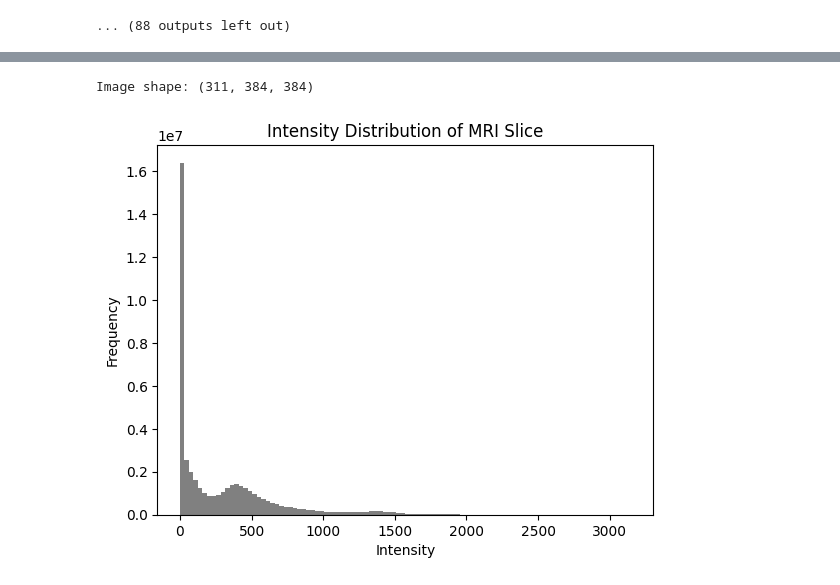
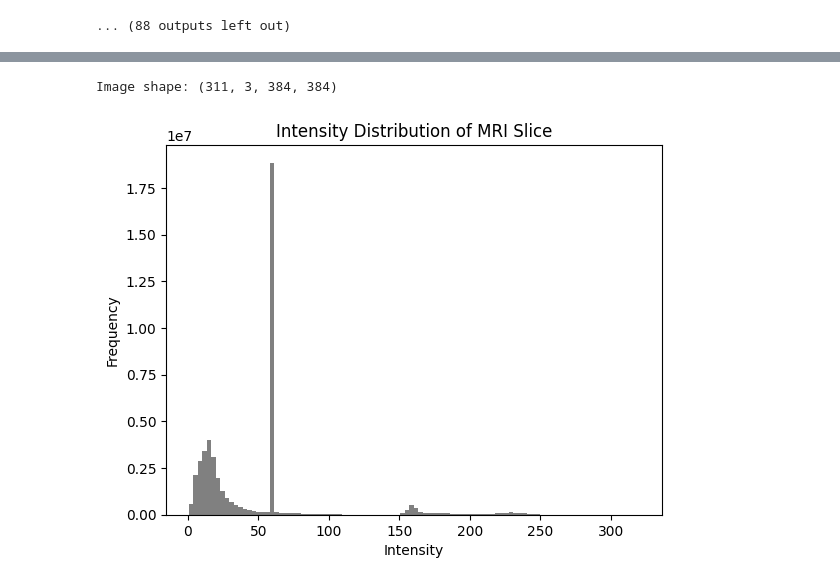
Before and after one commit to paolodc5/CMR_synthesis, a Jupyter notebook: tx_compute_properties.ipynb, the cells around one changed output, grey strips where cells are left out. Cells and saved outputs as stored; diff of their text form; code cells hidden in the pictures.

```diff
--- a/tx_compute_properties.ipynb
+++ b/tx_compute_properties.ipynb
@@ -330,8 +330,8 @@ Early stopping at epoch 51 with best loss 2.6e-05
 Processing Slice 12/311
 ... (88 outputs left out)
 # %%
-data_dir = 'DIDC_multiclass_coro_v2_prep_2'
+data_dir = 'DIDC_multiclass_coro_v2_prep'
 files = sorted(os.listdir(data_dir))
-files = [f for f in files if f.endswith('img.npy')]
-files[:10]
+files = [f for f in files if f.endswith('props.npy')]
+files
 # %% [output]
@@ -349,12 +340,12 @@ files[:10]
 img = np.load(os.path.join(data_dir, files[0]))
 print("Image shape:", img.shape)
 # %% [output]
-Image shape: (311, 384, 384)
+Image shape: (311, 3, 384, 384)
 # %%
-plt.hist(img.ravel(), bins=100, color='gray')
+plt.hist(img[:,2,...].ravel(), bins=100, color='gray')
 plt.title("Intensity Distribution of MRI Slice")
 plt.xlabel("Intensity")
 plt.ylabel("Frequency")
 plt.show()
 # %% [output]
-[figure, old version]
+[figure, new version]
```
Also changed, not shown: parts of 1 cell of this notebook, 5 other files.
